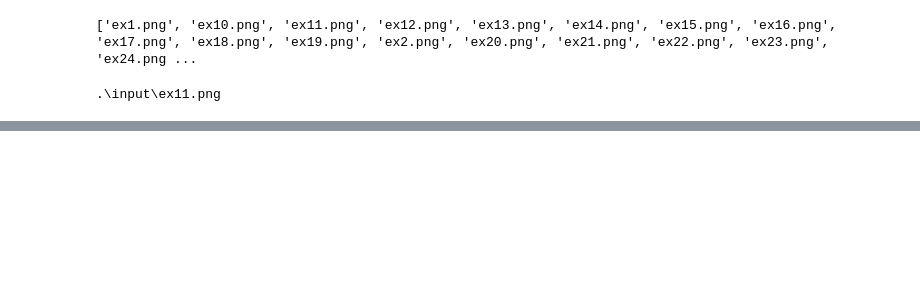
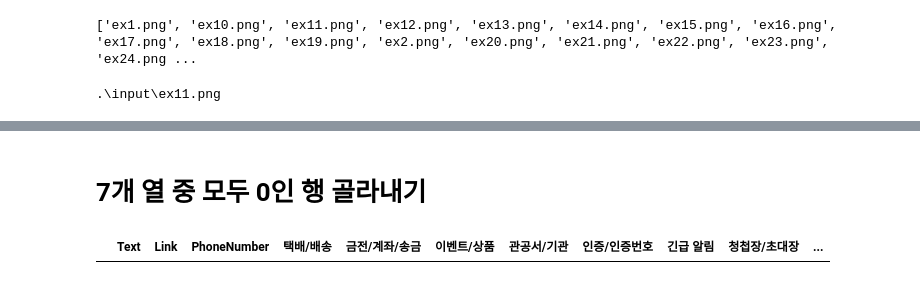
Before and after one commit to melonNamedLove/2024SSDG, a Jupyter notebook: txtmsg_image_to_text/Tesseract_test.ipynb, the cells around one changed output, grey strips where cells are left out. Saved outputs shown, nothing was run; the diff lists cells and outputs as text; code cells hidden in the pictures; blank space fills up the shorter version.

```diff
--- a/txtmsg_image_to_text/Tesseract_test.ipynb
+++ b/txtmsg_image_to_text/Tesseract_test.ipynb
@@ -116,0 +415,3 @@ TypeError: Index(...) must be called with a collection of some kind, 'text' was
+# %%
+
+filtered_df = messagesWithFeatures[(messagesWithFeatures['Link'] == 0) & (messagesWithFeatures['PhoneNumber'] == 0)]
@@ -116,0 +422,6 @@ TypeError: Index(...) must be called with a collection of some kind, 'text' was
+# %%
+
+# 38, 39, 45, 46의 PhoneNumber 값을 1로 변경
+messagesWithFeatures.loc[[38, 39, 45, 46], 'PhoneNumber'] = 1
+
+print(messagesWithFeatures.loc[[38, 39, 45, 46]])
@@ -116,0 +440,4 @@ TypeError: Index(...) must be called with a collection of some kind, 'text' was
+# %%
+
+messagesWithFeatures.loc[filtered_df.index, 'Link'] = 1
+print(messagesWithFeatures.loc[filtered_df.index])
@@ -116,0 +462,17 @@ TypeError: Index(...) must be called with a collection of some kind, 'text' was
+# %% [markdown]
+# 7개 열 중 모두 0인 행 골라내기
+# %%
+
+
+filtered_df = messagesWithFeatures[(messagesWithFeatures['택배/배송'] == 0) &
+                 (messagesWithFeatures['금전/계좌/송금'] == 0) &
+                 (messagesWithFeatures['이벤트/상품'] == 0) &
+                 (messagesWithFeatures['관공서/기관'] == 0) &
+                 (messagesWithFeatures['인증/인증번호'] == 0) &
+                 (messagesWithFeatures['긴급 알림'] == 0) &
+                 (messagesWithFeatures['청첩장/초대장'] == 0)&
+                 (messagesWithFeatures['명절'] == 0)]
+# %%
+filtered_df
+# %% [output]
+|  | Text | Link | PhoneNumber | 택배/배송 | 금전/계좌/송금 | 이벤트/상품 | 관공서/기관 | 인증/인증번호 | 긴급 알림 | 청첩장/초대장 | ... |
```
Also changed, not shown: parts of 30 cells of this notebook, 14 other files.
